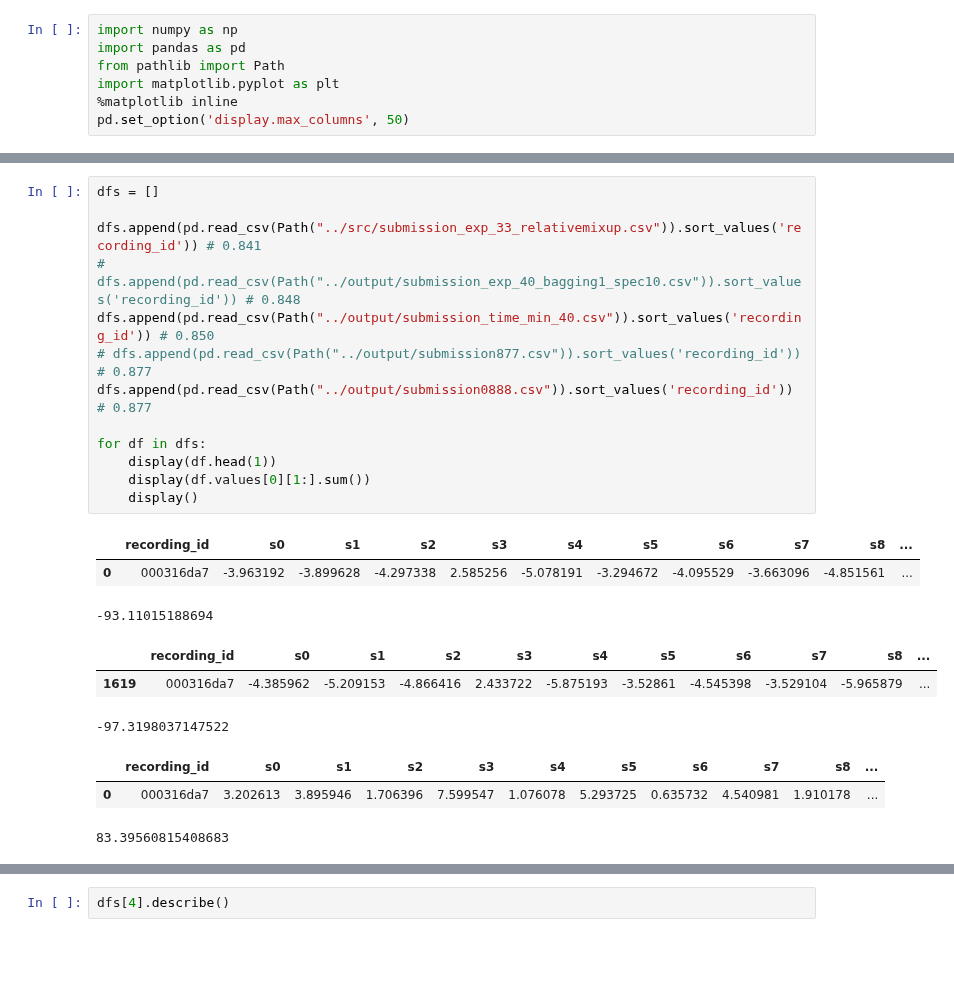
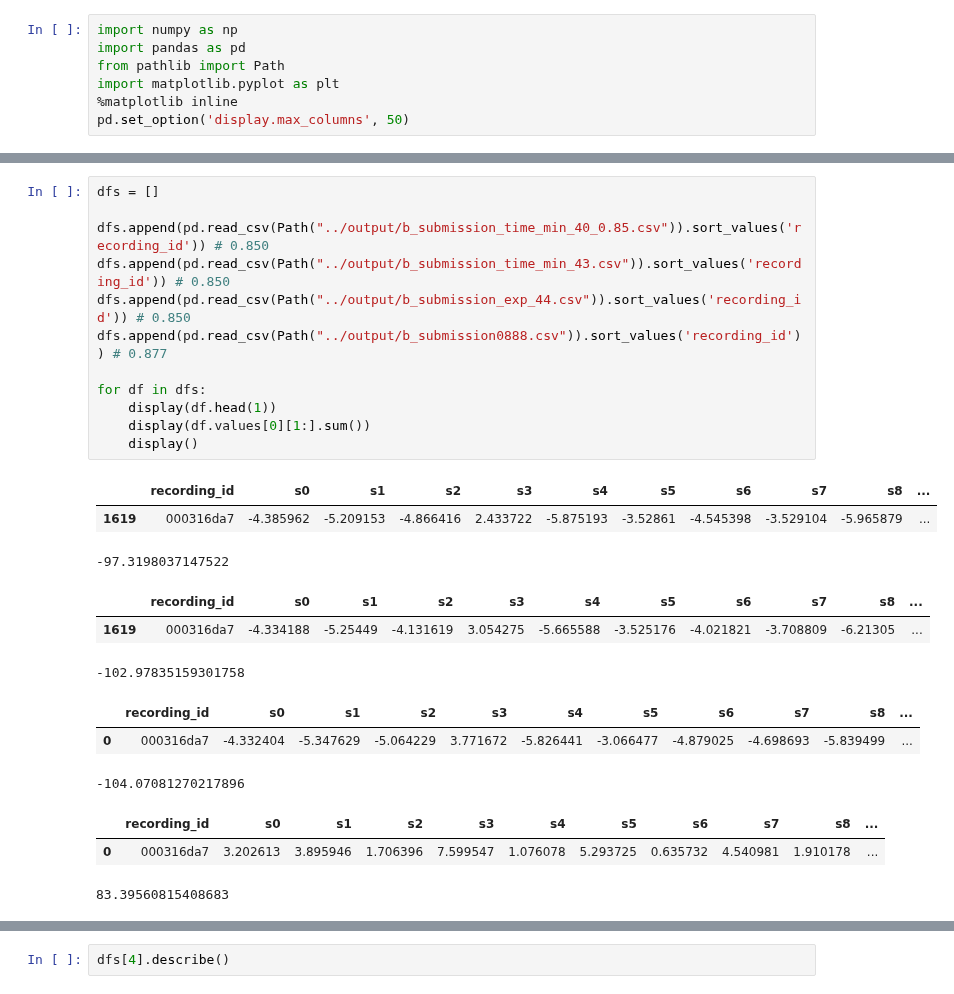
Before and after one commit to tatsuya-takahashi/Rainforest-Connection-Species-Audio-Detection, a Jupyter notebook: src/bagging.ipynb, the cells around one changed output, grey strips where cells are left out. Cells and saved outputs as stored; diff of their text form; blank space fills up the shorter version.

```diff
--- a/src/bagging.ipynb
+++ b/src/bagging.ipynb
@@ -28,26 +28,28 @@ pd.set_option('display.max_columns', 50)
 # %%
 dfs = []
 
-dfs.append(pd.read_csv(Path("../src/submission_exp_33_relativemixup.csv")).sort_values('recording_id')) # 0.841
-# dfs.append(pd.read_csv(Path("../output/submission_exp_40_bagging1_spec10.csv")).sort_values('recording_id')) # 0.848
-dfs.append(pd.read_csv(Path("../output/submission_time_min_40.csv")).sort_values('recording_id')) # 0.850
-# dfs.append(pd.read_csv(Path("../output/submission877.csv")).sort_values('recording_id')) # 0.877
-dfs.append(pd.read_csv(Path("../output/submission0888.csv")).sort_values('recording_id')) # 0.877
+dfs.append(pd.read_csv(Path("../output/b_submission_time_min_40_0.85.csv")).sort_values('recording_id')) # 0.850
+dfs.append(pd.read_csv(Path("../output/b_submission_time_min_43.csv")).sort_values('recording_id')) # 0.850
+dfs.append(pd.read_csv(Path("../output/b_submission_exp_44.csv")).sort_values('recording_id')) # 0.850
+dfs.append(pd.read_csv(Path("../output/b_submission0888.csv")).sort_values('recording_id')) # 0.877
 
 for df in dfs:
     display(df.head(1))
     display(df.values[0][1:].sum())
     display()
 # %% [output]
 |  | recording_id | s0 | s1 | s2 | s3 | s4 | s5 | s6 | s7 | s8 | ... |
-| 0 | 000316da7 | -3.963192 | -3.899628 | -4.297338 | 2.585256 | -5.078191 | -3.294672 | -4.095529 | -3.663096 | -4.851561 | ... |
+| 1619 | 000316da7 | -4.385962 | -5.209153 | -4.866416 | 2.433722 | -5.875193 | -3.52861 | -4.545398 | -3.529104 | -5.965879 | ... |
--93.11015188694
+-97.3198037147522
 |  | recording_id | s0 | s1 | s2 | s3 | s4 | s5 | s6 | s7 | s8 | ... |
-| 1619 | 000316da7 | -4.385962 | -5.209153 | -4.866416 | 2.433722 | -5.875193 | -3.52861 | -4.545398 | -3.529104 | -5.965879 | ... |
+| 1619 | 000316da7 | -4.334188 | -5.25449 | -4.131619 | 3.054275 | -5.665588 | -3.525176 | -4.021821 | -3.708809 | -6.21305 | ... |
--97.3198037147522
+-102.97835159301758
 |  | recording_id | s0 | s1 | s2 | s3 | s4 | s5 | s6 | s7 | s8 | ... |
-| 0 | 000316da7 | 3.202613 | 3.895946 | 1.706396 | 7.599547 | 1.076078 | 5.293725 | 0.635732 | 4.540981 | 1.910178 | ... |
+| 0 | 000316da7 | -4.332404 | -5.347629 | -5.064229 | 3.771672 | -5.826441 | -3.066477 | -4.879025 | -4.698693 | -5.839499 | ... |
-83.39560815408683
+-104.07081270217896
+|  | recording_id | s0 | s1 | s2 | s3 | s4 | s5 | s6 | s7 | s8 | ... |
+| 0 | 000316da7 | 3.202613 | 3.895946 | 1.706396 | 7.599547 | 1.076078 | 5.293725 | 0.635732 | 4.540981 | 1.910178 | ... |
+83.39560815408683
 # %%
 dfs[0].describe()
 # %% [output]
```
Also changed, not shown: parts of 13 cells of this notebook, 45 other files.
